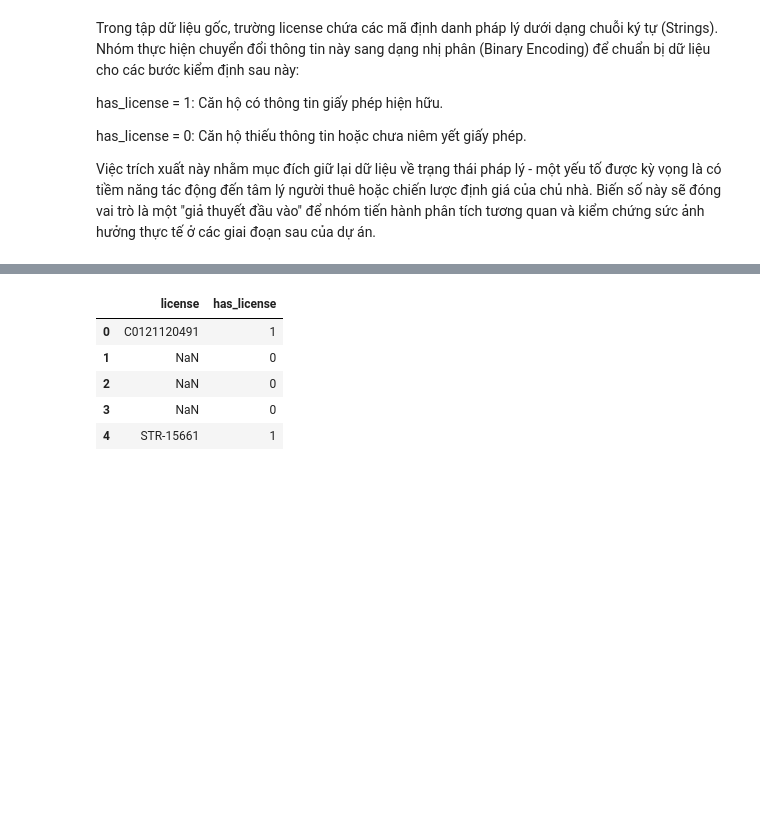
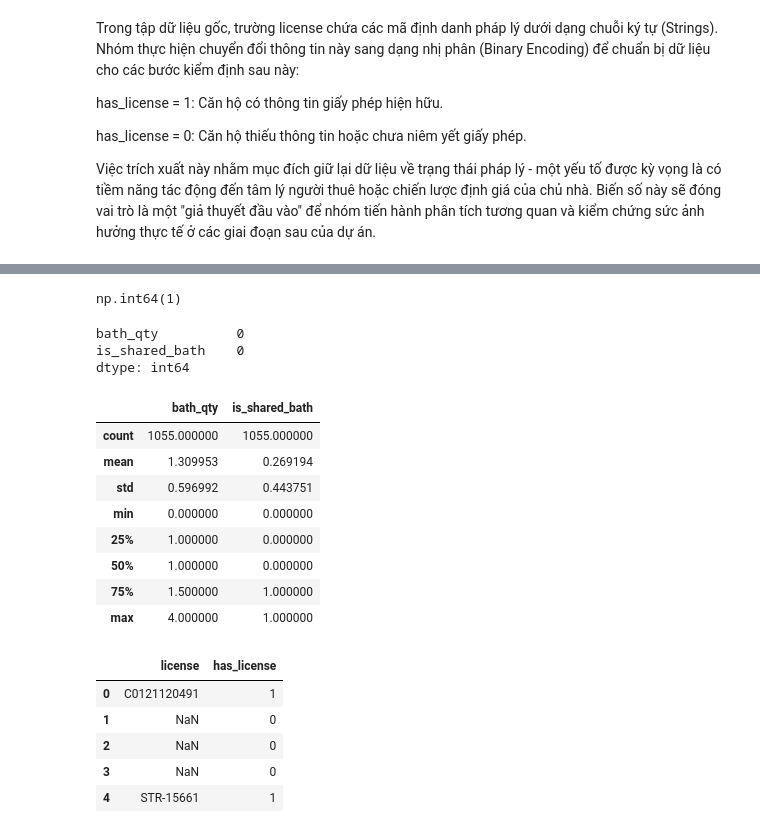
Before and after one commit to baokhanhth/Group01_Data_Analysis, a Jupyter notebook: notebooks/data_processing.ipynb, the cells around one changed output, grey strips where cells are left out. Drawn from its saved outputs; the diff is of its cells as text; code cells hidden in the pictures; blank space fills up the shorter version.

```diff
--- a/notebooks/data_processing.ipynb
+++ b/notebooks/data_processing.ipynb
@@ -250,3 +344,8 @@ has_license = 1: Căn hộ có thông tin giấy phép hiện hữu.
 has_license = 0: Căn hộ thiếu thông tin hoặc chưa niêm yết giấy phép.
 
 Việc trích xuất này nhằm mục đích giữ lại dữ liệu về trạng thái pháp lý - một yếu tố được kỳ vọng là có tiềm năng tác động đến tâm lý người thuê hoặc chiến lược định giá của chủ nhà. Biến số này sẽ đóng vai trò là một "giả thuyết đầu vào" để nhóm tiến hành phân tích tương quan và kiểm chứng sức ảnh hưởng thực tế ở các giai đoạn sau của dự án.
+# %%
+df_listings.drop(
+    columns=['neighbourhood_group_cleansed', 'calendar_updated'],
+    inplace=True
+)
@@ -252,0 +367,3 @@ Việc trích xuất này nhằm mục đích giữ lại dữ liệu về trạ
+# %%
+from src.data_cleaning import clean_price
+df_listings = clean_price(df_listings)
@@ -253 +378,32 @@ Việc trích xuất này nhằm mục đích giữ lại dữ liệu về trạ
+# %%
+df_listings['bathrooms_text'].isnull().sum()
+# %% [output]
+np.int64(1)
+# %%
+from src.data_cleaning import fill_bathrooms_text
+df_listings = fill_bathrooms_text(df_listings)
+# %%
+from src.feature_engineering import extract_bath_features
+
+df_listings[['bath_qty', 'is_shared_bath']] = df_listings['bathrooms_text'].apply(
+    lambda x: pd.Series(extract_bath_features(x))
+)
+# %%
+df_listings[['bath_qty', 'is_shared_bath']].isnull().sum()
+# %% [output]
+bath_qty          0
+is_shared_bath    0
+dtype: int64
+# %%
+df_listings[['bath_qty', 'is_shared_bath']].describe()
+# %% [output]
+|  | bath_qty | is_shared_bath |
+| count | 1055.000000 | 1055.000000 |
+| mean | 1.309953 | 0.269194 |
+| std | 0.596992 | 0.443751 |
+| min | 0.000000 | 0.000000 |
+| 25% | 1.000000 | 0.000000 |
+| 50% | 1.000000 | 0.000000 |
+| 75% | 1.500000 | 1.000000 |
+| max | 4.000000 | 1.000000 |
 # %%
```
Also changed, not shown: parts of 101 cells of this notebook, 3 other files.
